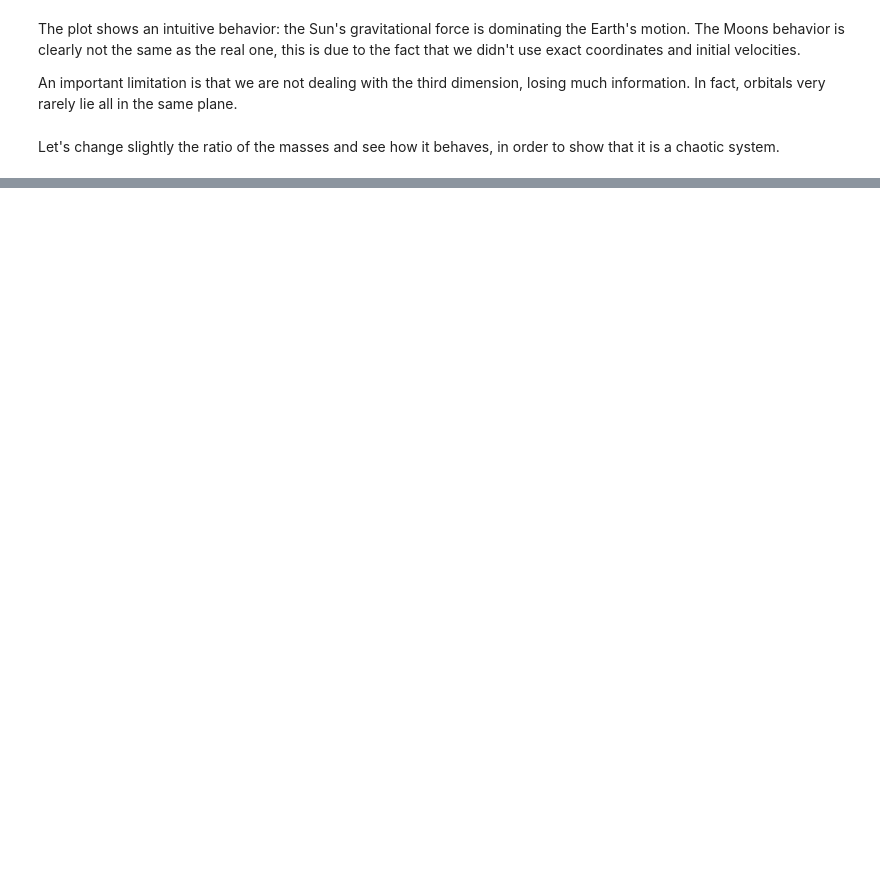
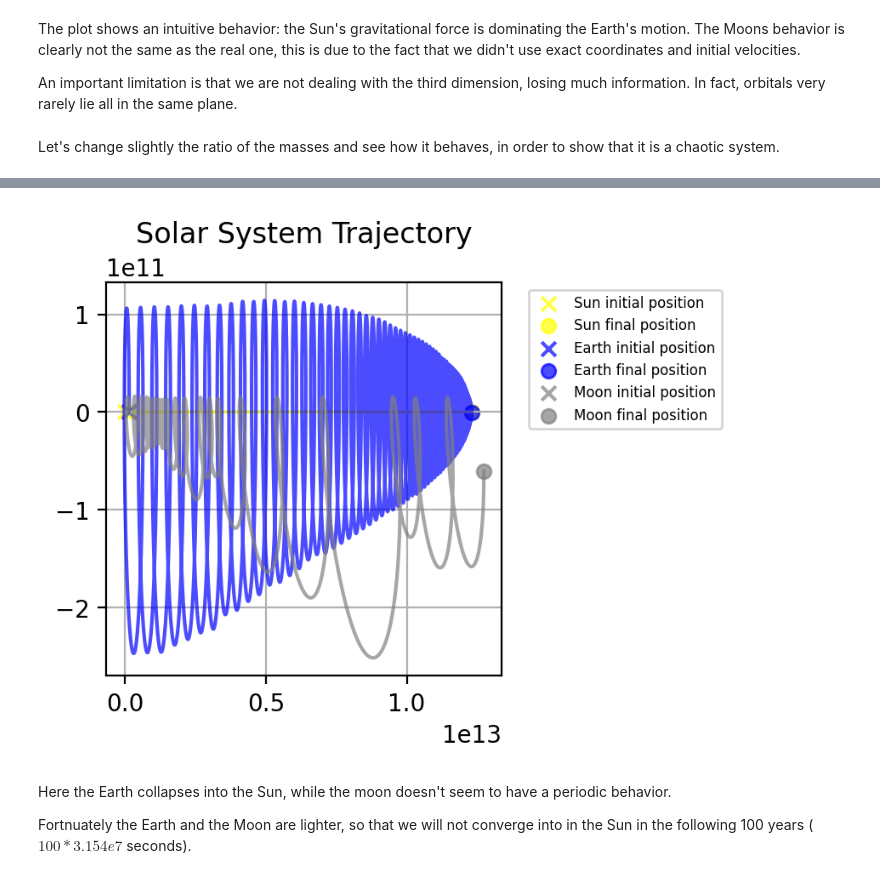
Before and after one commit to alessandropranzo/2d_3_body_problem, a Jupyter notebook: notebook.ipynb, the cells around one changed output, grey strips where cells are left out. Cells and saved outputs as stored; diff of their text form; code cells hidden in the pictures; blank space fills up the shorter version.

```diff
--- a/notebook.ipynb
+++ b/notebook.ipynb
@@ -571,10 +548,10 @@ v1 = 29780
 v2 = 1022
 
 
-star = Body(0, 0, star_mass*1.1, vx = v0, vy = 0, name = "star" )
-planet = Body(distance1, 0, planet_mass*1.3, vx = 0, vy = v1, name = "planet")
-satellite = Body(distance1, -distance2, satellite_mass*1.2, vx = v2, vy = v1, name = "satellite")
+star = Body(0, 0, star_mass, vx = v0, vy = 0, name = "Sun" )
+planet = Body(distance1, 0, planet_mass*1.5, vx = 0, vy = v1, name = "Earth")
+satellite = Body(distance1, -distance2, satellite_mass*1.6, vx = v2, vy = v1, name = "Moon")
 # %%
-simulation = Simulation([star, planet, satellite], t_max = 100 * 3.154e7, t_step = 50000, colors = ["yellow", "blue", "grey"], name = "Solar system")
+simulation = Simulation([star, planet, satellite], t_max = 100 * 3.154e7, t_step = 50000, colors = ["yellow", "blue", "grey"], name = "Solar System")
 # %%
 simulation.run()
@@ -580,0 +574,8 @@ simulation.run()
+# %%
+simulation.plot_trajectories()
+# %% [output]
+[figure, added]
+# %% [markdown]
+Here the Earth collapses into the Sun, while the moon doesn't seem to have a periodic behavior.
+
+Fortnuately the Earth and the Moon are lighter, so that we will not converge into in the Sun in the following 100 years ($100*3.154e7$ seconds).
```
Also changed, not shown: parts of 20 cells of this notebook.
